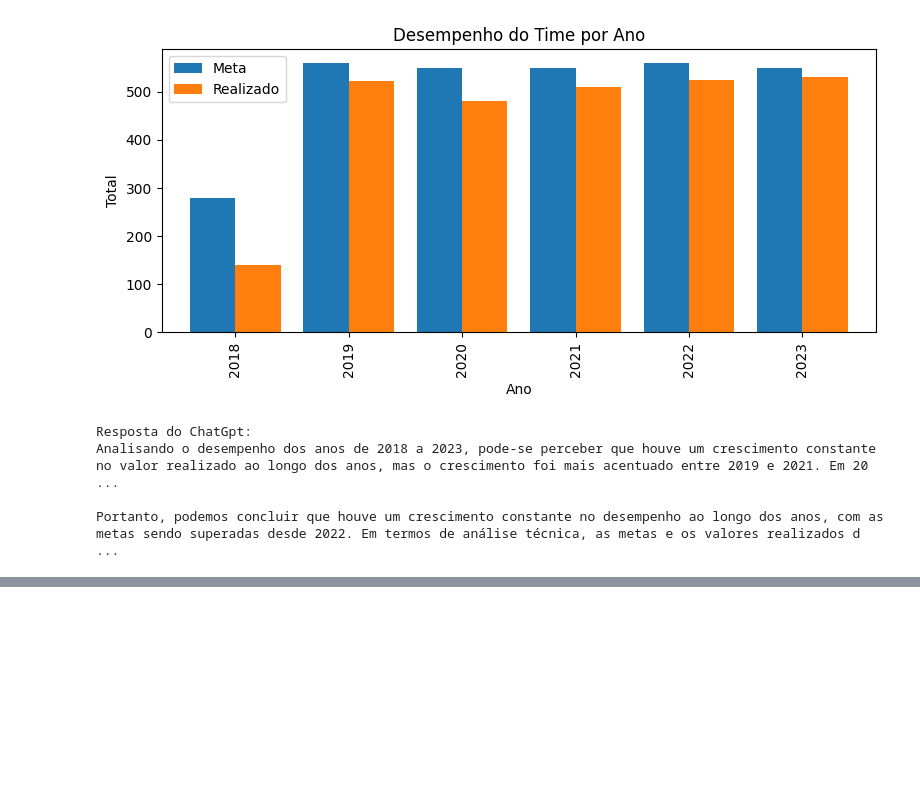
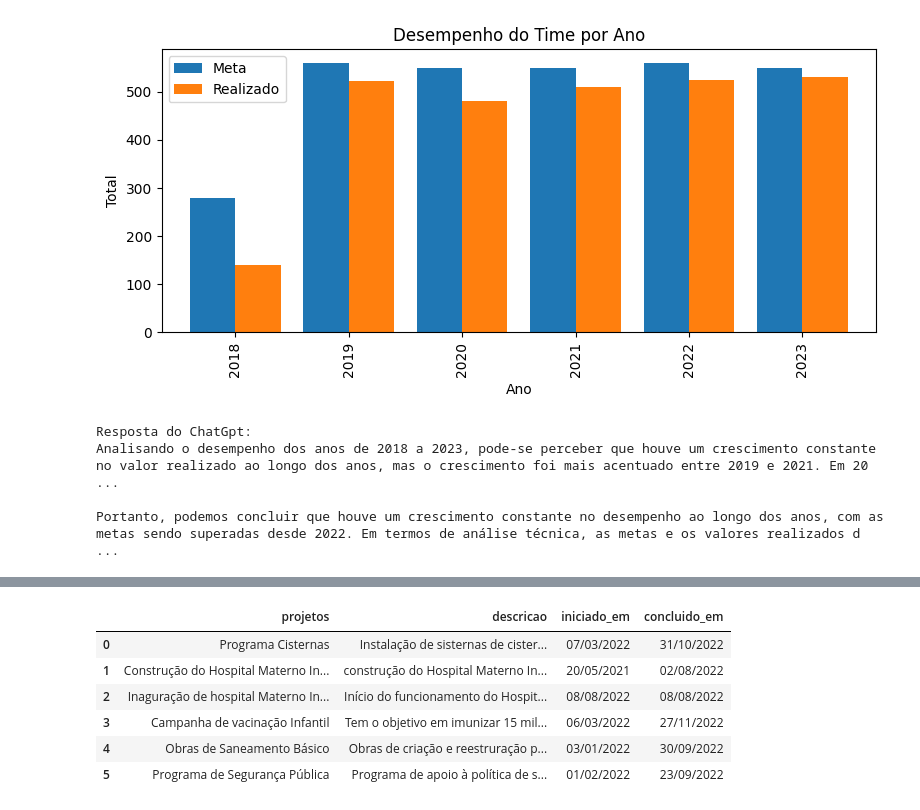
Before and after one commit to Fernandosinesio/TCC-Fernando_Sinesio, a Jupyter notebook: data_analytics.ipynb, the cells around one changed output, grey strips where cells are left out. Drawn from its saved outputs; the diff is of its cells as text; code cells hidden in the pictures; blank space fills up the shorter version.

```diff
--- a/data_analytics.ipynb
+++ b/data_analytics.ipynb
@@ -159,0 +208,6 @@ Portanto, podemos concluir que houve um crescimento constante no desempenho ao l
+# %%
+%%time
+# Importando de um repositório no github com os dados dos Projetos Prioritários
+data2 = pd.read_csv('https://raw.githubusercontent.com/Fernandosinesio/TCC-Fernando_Sinesio/main/data/projetos_prioritarios.csv', header=0)
+data2.head(30)
+# %% [output]
@@ -159,0 +216,7 @@ Portanto, podemos concluir que houve um crescimento constante no desempenho ao l
+|  | projetos | descricao | iniciado_em | concluido_em |
+| 0 | Programa Cisternas | Instalação de sisternas de cister... | 07/03/2022 | 31/10/2022 |
+| 1 | Construção do Hospital Materno In... | construção do Hospital Materno In... | 20/05/2021 | 02/08/2022 |
+| 2 | Inaguração de hospital Materno In... | Início do funcionamento do Hospit... | 08/08/2022 | 08/08/2022 |
+| 3 | Campanha de vacinação Infantil | Tem o objetivo em imunizar 15 mil... | 06/03/2022 | 27/11/2022 |
+| 4 | Obras de Saneamento Básico | Obras de criação e reestruração p... | 03/01/2022 | 30/09/2022 |
+| 5 | Programa de Segurança Pública | Programa de apoio à política de s... | 01/02/2022 | 23/09/2022 |
```
Also changed, not shown: parts of 11 cells of this notebook.
